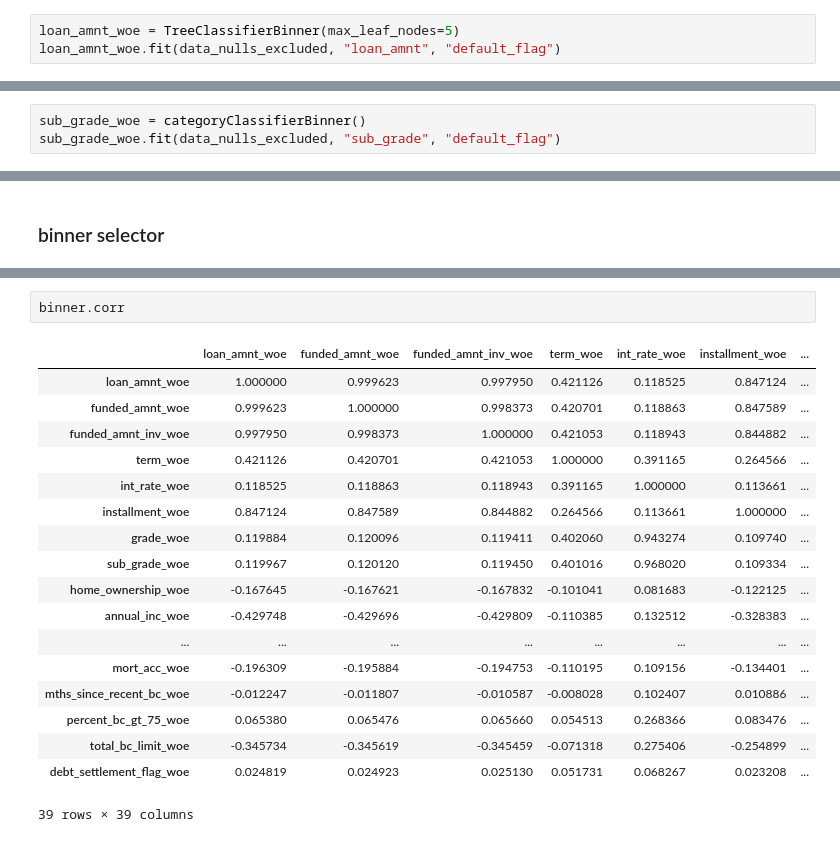
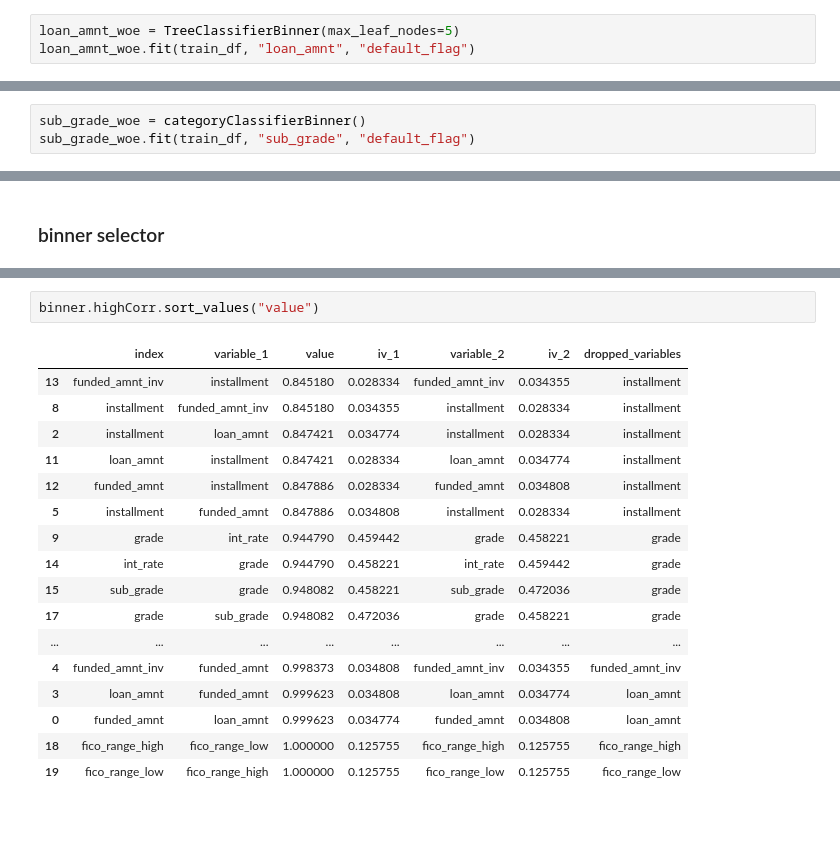
Before and after one commit to neon-belfante/lending-club-analysis, a Jupyter notebook: src/00.data_analysis.ipynb, the cells around one changed output, grey strips where cells are left out. Drawn from its saved outputs; the diff is of its cells as text.

```diff
--- a/src/00.data_analysis.ipynb
+++ b/src/00.data_analysis.ipynb
@@ -540,5 +697,5 @@ class TreeClassifierBinner:
         return result
 # %%
 loan_amnt_woe = TreeClassifierBinner(max_leaf_nodes=5)
-loan_amnt_woe.fit(data_nulls_excluded, "loan_amnt", "default_flag")
+loan_amnt_woe.fit(train_df, "loan_amnt", "default_flag")
 # %% [output]
@@ -691,5 +972,5 @@ class categoryClassifierBinner:
         return result
 # %%
 sub_grade_woe = categoryClassifierBinner()
-sub_grade_woe.fit(data_nulls_excluded, "sub_grade", "default_flag")
+sub_grade_woe.fit(train_df, "sub_grade", "default_flag")
 # %% [output]
@@ -1241,21 +1519,20 @@ KeyError: nan
 # %%
-binner.corr
+binner.highCorr.sort_values("value")
 # %% [output]
-|  | loan_amnt_woe | funded_amnt_woe | funded_amnt_inv_woe | term_woe | int_rate_woe | installment_woe | ... |
-| loan_amnt_woe | 1.000000 | 0.999623 | 0.997950 | 0.421126 | 0.118525 | 0.847124 | ... |
-| funded_amnt_woe | 0.999623 | 1.000000 | 0.998373 | 0.420701 | 0.118863 | 0.847589 | ... |
-| funded_amnt_inv_woe | 0.997950 | 0.998373 | 1.000000 | 0.421053 | 0.118943 | 0.844882 | ... |
-| term_woe | 0.421126 | 0.420701 | 0.421053 | 1.000000 | 0.391165 | 0.264566 | ... |
-| int_rate_woe | 0.118525 | 0.118863 | 0.118943 | 0.391165 | 1.000000 | 0.113661 | ... |
-| installment_woe | 0.847124 | 0.847589 | 0.844882 | 0.264566 | 0.113661 | 1.000000 | ... |
-| grade_woe | 0.119884 | 0.120096 | 0.119411 | 0.402060 | 0.943274 | 0.109740 | ... |
-| sub_grade_woe | 0.119967 | 0.120120 | 0.119450 | 0.401016 | 0.968020 | 0.109334 | ... |
-| home_ownership_woe | -0.167645 | -0.167621 | -0.167832 | -0.101041 | 0.081683 | -0.122125 | ... |
-| annual_inc_woe | -0.429748 | -0.429696 | -0.429809 | -0.110385 | 0.132512 | -0.328383 | ... |
+|  | index | variable_1 | value | iv_1 | variable_2 | iv_2 | dropped_variables |
+| 13 | funded_amnt_inv | installment | 0.845180 | 0.028334 | funded_amnt_inv | 0.034355 | installment |
+| 8 | installment | funded_amnt_inv | 0.845180 | 0.034355 | installment | 0.028334 | installment |
+| 2 | installment | loan_amnt | 0.847421 | 0.034774 | installment | 0.028334 | installment |
+| 11 | loan_amnt | installment | 0.847421 | 0.028334 | loan_amnt | 0.034774 | installment |
+| 12 | funded_amnt | installment | 0.847886 | 0.028334 | funded_amnt | 0.034808 | installment |
+| 5 | installment | funded_amnt | 0.847886 | 0.034808 | installment | 0.028334 | installment |
+| 9 | grade | int_rate | 0.944790 | 0.459442 | grade | 0.458221 | grade |
+| 14 | int_rate | grade | 0.944790 | 0.458221 | int_rate | 0.459442 | grade |
+| 15 | sub_grade | grade | 0.948082 | 0.458221 | sub_grade | 0.472036 | grade |
+| 17 | grade | sub_grade | 0.948082 | 0.472036 | grade | 0.458221 | grade |
 | ... | ... | ... | ... | ... | ... | ... | ... |
-| mort_acc_woe | -0.196309 | -0.195884 | -0.194753 | -0.110195 | 0.109156 | -0.134401 | ... |
-| mths_since_recent_bc_woe | -0.012247 | -0.011807 | -0.010587 | -0.008028 | 0.102407 | 0.010886 | ... |
-| percent_bc_gt_75_woe | 0.065380 | 0.065476 | 0.065660 | 0.054513 | 0.268366 | 0.083476 | ... |
-| total_bc_limit_woe | -0.345734 | -0.345619 | -0.345459 | -0.071318 | 0.275406 | -0.254899 | ... |
-| debt_settlement_flag_woe | 0.024819 | 0.024923 | 0.025130 | 0.051731 | 0.068267 | 0.023208 | ... |
+| 4 | funded_amnt_inv | funded_amnt | 0.998373 | 0.034808 | funded_amnt_inv | 0.034355 | funded_amnt_inv |
+| 3 | loan_amnt | funded_amnt | 0.999623 | 0.034808 | loan_amnt | 0.034774 | loan_amnt |
+| 0 | funded_amnt | loan_amnt | 0.999623 | 0.034774 | funded_amnt | 0.034808 | loan_amnt |
+| 18 | fico_range_high | fico_range_low | 1.000000 | 0.125755 | fico_range_high | 0.125755 | fico_range_high |
+| 19 | fico_range_low | fico_range_high | 1.000000 | 0.125755 | fico_range_low | 0.125755 | fico_range_low |
-39 rows × 39 columns
```
Also changed, not shown: parts of 34 cells of this notebook, 5 other files.
